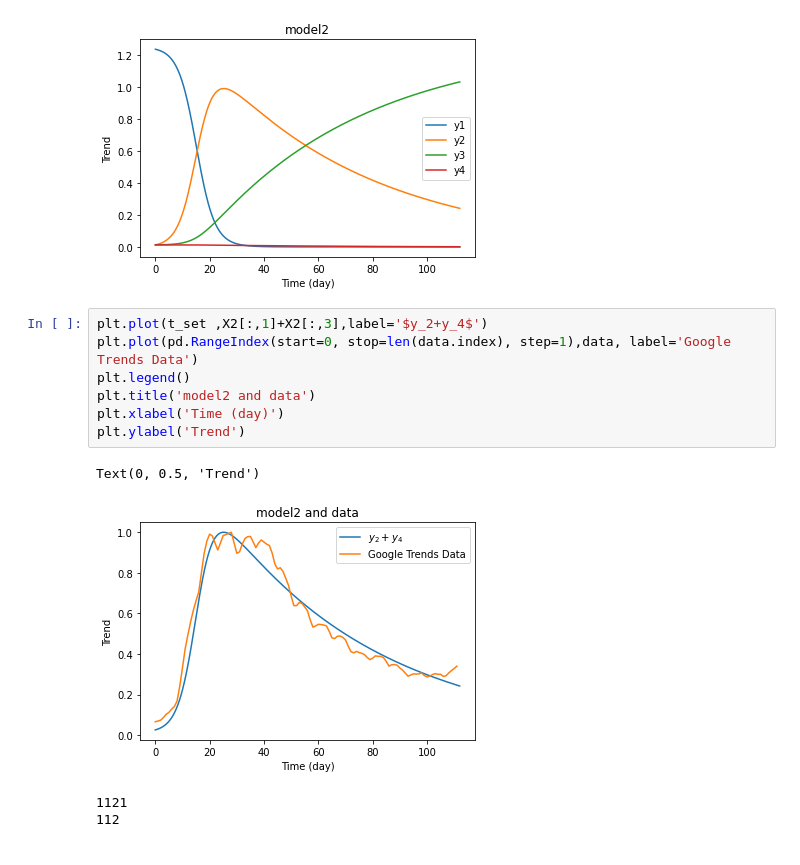
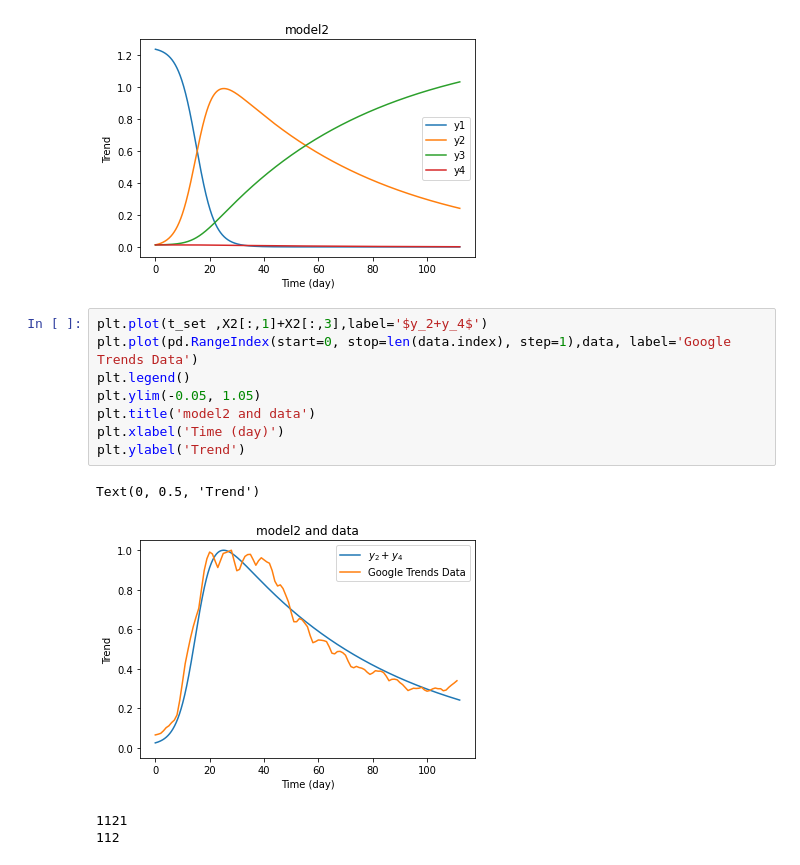
Before and after one commit to ShuichiroTsuda/TrendModel, a Jupyter notebook: TrendModel(君の名は).ipynb, the cells around one changed output. Drawn from its saved outputs; the diff is of its cells as text.

```diff
--- a/TrendModel(君の名は).ipynb
+++ b/TrendModel(君の名は).ipynb
@@ -206,13 +208,14 @@ Text(0, 0.5, 'Trend')
 # %%
 plt.plot(t_set ,X2[:,1]+X2[:,3],label='$y_2+y_4$')
 plt.plot(pd.RangeIndex(start=0, stop=len(data.index), step=1),data, label='Google Trends Data')
 plt.legend()
+plt.ylim(-0.05, 1.05)
 plt.title('model2 and data')
 plt.xlabel('Time (day)')
 plt.ylabel('Trend')
 # %% [output]
 Text(0, 0.5, 'Trend')
-[figure, old version]
+[figure, new version]
 # %%
 # %% [output]
 1121
```
Also changed, not shown: parts of 2 cells of this notebook.
